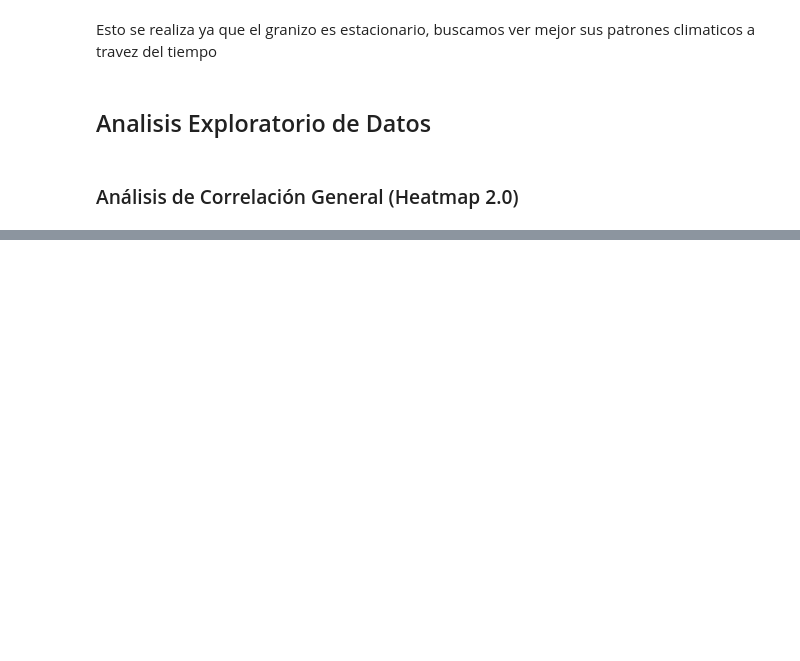
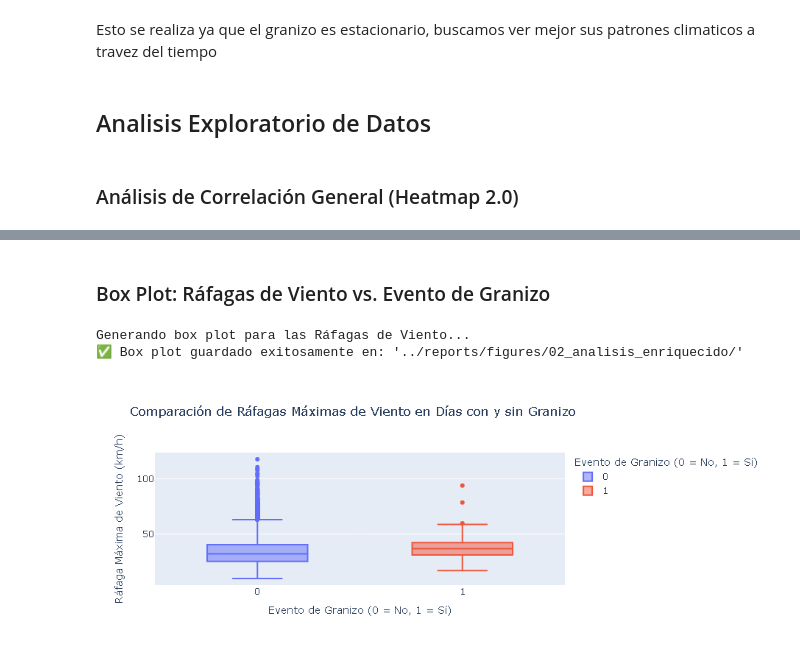
Before and after one commit to Nahuelito22/Nimbus-AI, a Jupyter notebook: notebooks/05_analisis_exploratorio_avanzado.ipynb, the cells around one changed output, grey strips where cells are left out. Saved outputs shown, nothing was run; the diff lists cells and outputs as text; code cells hidden in the pictures; blank space fills up the shorter version.

```diff
--- a/notebooks/05_analisis_exploratorio_avanzado.ipynb
+++ b/notebooks/05_analisis_exploratorio_avanzado.ipynb
@@ -139,0 +201,31 @@ Generando nuevo heatmap de correlación...
+# %% [markdown]
+### Box Plot: Ráfagas de Viento vs. Evento de Granizo
+# %%
+print("Generando box plot para las Ráfagas de Viento...")
+
+# Creamos el box plot
+fig_wind_gusts = px.box(
+    df,
+    x='granizo',
+    y='om_wind_gusts_10m_max',
+    color='granizo',
+    title='Comparación de Ráfagas Máximas de Viento en Días con y sin Granizo',
+    labels={
+        "granizo": "Evento de Granizo (0 = No, 1 = Sí)",
+        "om_wind_gusts_10m_max": "Ráfaga Máxima de Viento (km/h)"
+    }
+)
+
+# --- Guardamos el gráfico ---
+ruta_carpeta = "../reports/figures/02_analisis_enriquecido/"
+os.makedirs(ruta_carpeta, exist_ok=True)
+fig_wind_gusts.write_html(ruta_carpeta + "boxplot_windgusts_vs_granizo.html")
+
+print(f"✅ Box plot guardado exitosamente en: '{ruta_carpeta}'")
+# -----------------------------
+
+fig_wind_gusts.show()
+# %% [output]
+Generando box plot para las Ráfagas de Viento...
+✅ Box plot guardado exitosamente en: '../reports/figures/02_analisis_enriquecido/'
+[figure, added]
```
Also changed, not shown: parts of 6 cells of this notebook, 3 other files.
